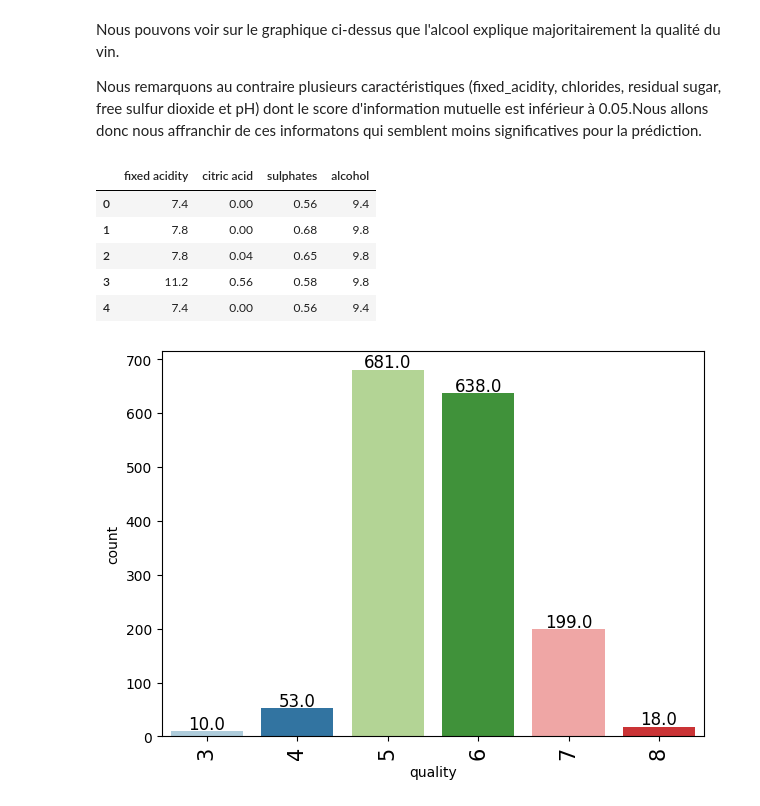
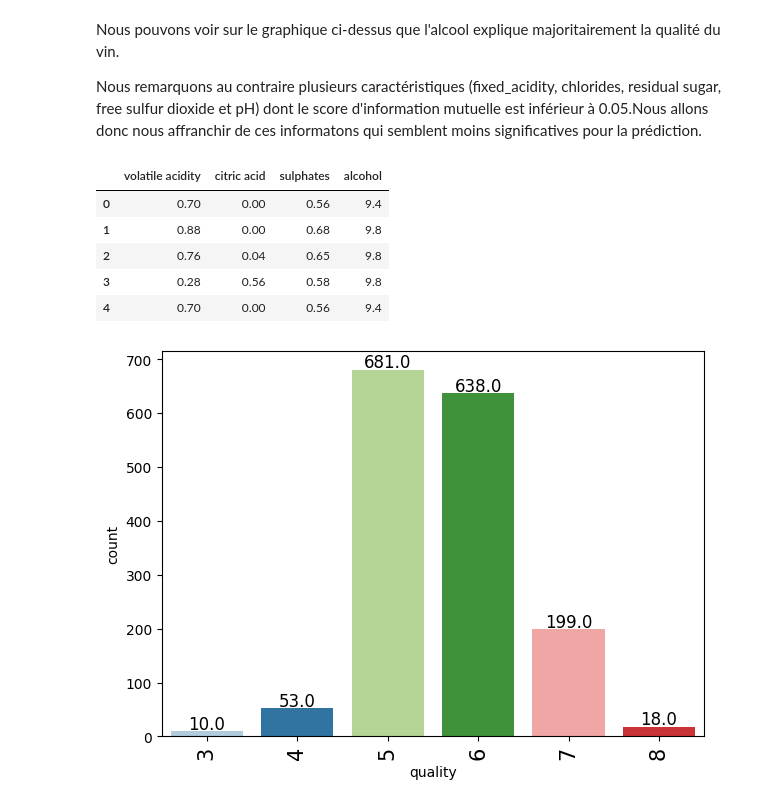
Before and after one commit to lucagortana/game-learning, a Jupyter notebook: wine_regression.ipynb, the cells around one changed output. Drawn from its saved outputs; the diff is of its cells as text; code cells hidden in the pictures.

```diff
--- a/wine_regression.ipynb
+++ b/wine_regression.ipynb
@@ -127,15 +144,15 @@ Nous pouvons voir sur le graphique ci-dessus que l'alcool explique majoritaireme
 
 Nous remarquons au contraire plusieurs caractéristiques (fixed_acidity, chlorides, residual sugar, free sulfur dioxide et pH) dont le score d'information mutuelle est inférieur à 0.05.Nous allons donc nous affranchir de ces informatons qui semblent moins significatives pour la prédiction.
 # %%
-X = X.drop(["free sulfur dioxide","residual sugar","pH","volatile acidity","density","total sulfur dioxide","chlorides"], axis = 1)
+X = X.drop(["free sulfur dioxide","residual sugar","pH","fixed acidity","density","total sulfur dioxide","chlorides"], axis = 1)
 X.head()
 # %% [output]
-|  | fixed acidity | citric acid | sulphates | alcohol |
-| 0 | 7.4 | 0.00 | 0.56 | 9.4 |
-| 1 | 7.8 | 0.00 | 0.68 | 9.8 |
-| 2 | 7.8 | 0.04 | 0.65 | 9.8 |
-| 3 | 11.2 | 0.56 | 0.58 | 9.8 |
-| 4 | 7.4 | 0.00 | 0.56 | 9.4 |
+|  | volatile acidity | citric acid | sulphates | alcohol |
+| 0 | 0.70 | 0.00 | 0.56 | 9.4 |
+| 1 | 0.88 | 0.00 | 0.68 | 9.8 |
+| 2 | 0.76 | 0.04 | 0.65 | 9.8 |
+| 3 | 0.28 | 0.56 | 0.58 | 9.8 |
+| 4 | 0.70 | 0.00 | 0.56 | 9.4 |
 # %%
 labeled_barplot(data, "quality")
 # %% [output]
```
Also changed, not shown: parts of 41 cells of this notebook, 1 other file.
